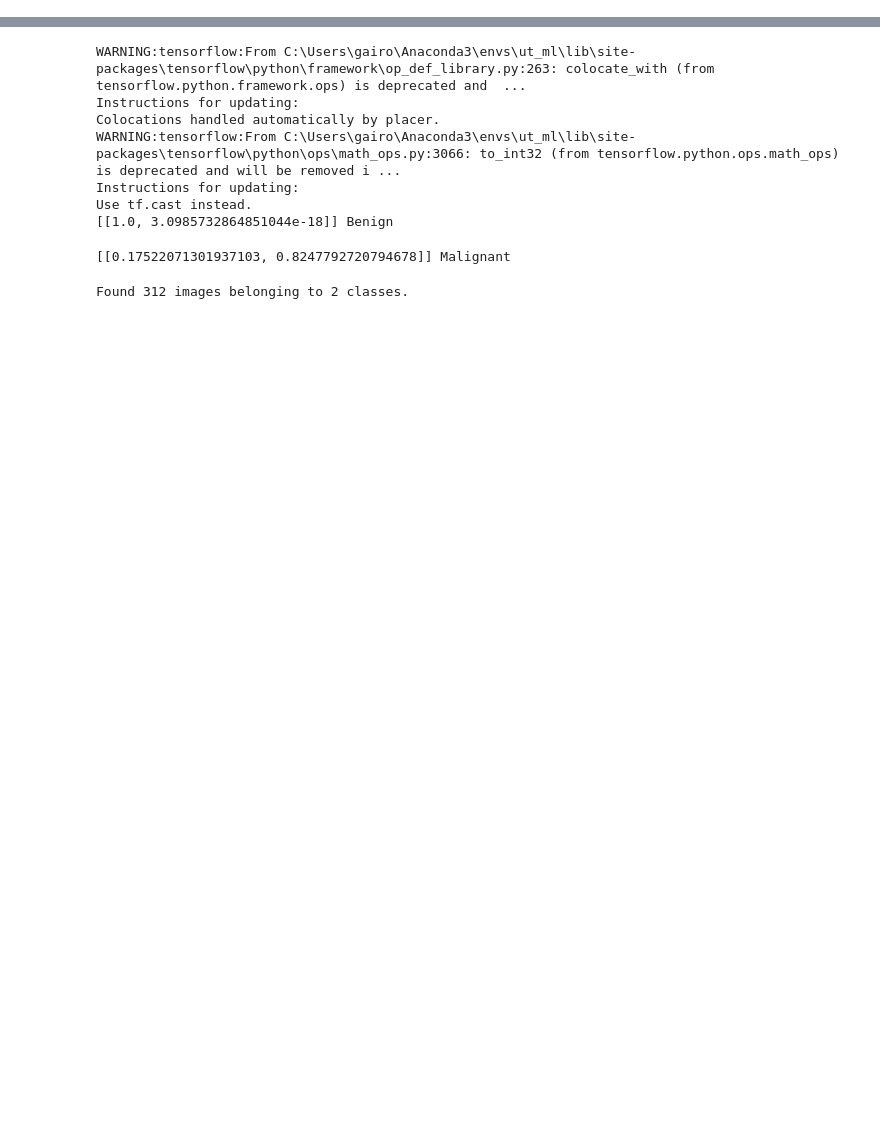
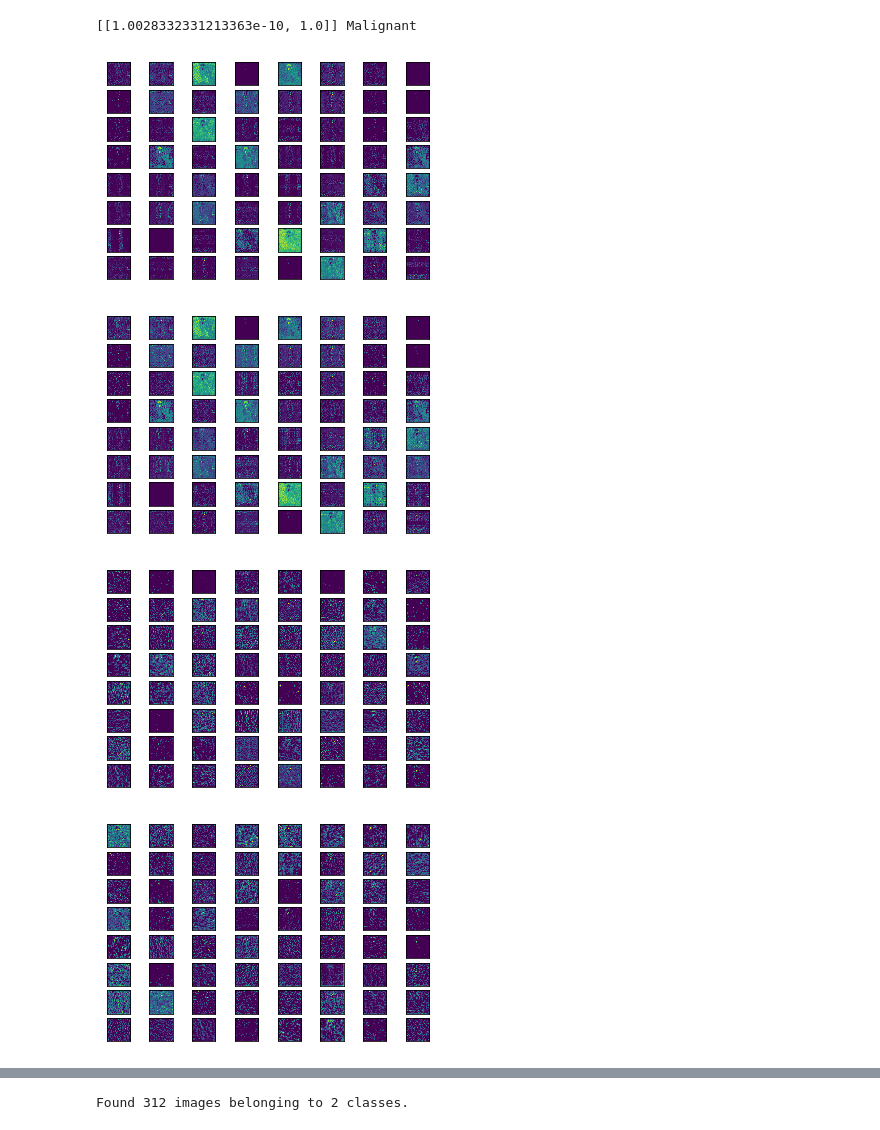
Before and after one commit to Karuna66/CancerModel, a Jupyter notebook: breastcancer.ipynb, the cells around one changed output, grey strips where cells are left out. Cells and saved outputs as stored; diff of their text form; code cells hidden in the pictures; blank space fills up the shorter version.

```diff
--- a/breastcancer.ipynb
+++ b/breastcancer.ipynb
@@ -155,0 +119,15 @@ Using TensorFlow backend.
+# %%
+mymodel1 = load_model('model_vgg16.h5')
+mymodel=Model(inputs=mymodel1.inputs,outputs=mymodel1.layers[1].output)
+img =image.load_img('Datasets/valid/Benign/13403_idx5_x1301_y651_class0.png',target_size=(224,224))
+input_img = image.img_to_array(img)
+input_img = np.expand_dims(input_img,axis=0)
+img_data = preprocess_input(input_img)
+feature_maps=mymodel.predict(img_data)
+classes = mymodel1.predict(img_data).tolist()
+getindex= np.argmax(classes)
+if (getindex==0):
+    result = "Benign"
+else:
+    result = "Malignant"
+print(classes,result)
@@ -155,0 +153,37 @@ Using TensorFlow backend.
+# %%
+newmodel1 = load_model('model_vgg16.h5')
+ixs=[1,2,6,7,12,13]
+outputs =[newmodel1.layers[i+1].output for i in ixs]
+newmodel = Model(inputs=newmodel1.inputs,outputs=outputs)
+
+img =image.load_img('Datasets/valid/Malignant/13403_idx5_x1201_y151_class1.png',target_size=(224,224))
+input_img = image.img_to_array(img)
+input_img = np.expand_dims(input_img,axis=0)
+img_data = preprocess_input(input_img)
+feature_maps=newmodel.predict(img_data)
+classes = newmodel1.predict(img_data).tolist()
+getindex= np.argmax(classes)
+if (getindex==0):
+    result = "Benign"
+else:
+    result = "Malignant"
+print(classes,result)
+# %% [output]
+[[1.0028332331213363e-10, 1.0]] Malignant
+# %%
+square =8
+for fmap in feature_maps:
+    ix=1
+    for _ in range(square):
+        for _ in range(square):
+            ax=pyplot.subplot(square,square,ix)
+            ax.set_xticks([])
+            ax.set_yticks([])
+            pyplot.imshow(fmap[0,:,:,ix-1],cmap='viridis')
+            ix +=1
+    pyplot.show()
+# %% [output]
+[figure, added]
+[figure, added]
+[figure, added]
+[figure, added]
@@ -156,9 +192,9 @@ Using TensorFlow backend.
 # %%
-mymodel = load_model('model_vgg16.h5')
-img =image.load_img('Datasets/valid/Benign/13403_idx5_x1251_y251_class0.png',target_size=(224,224))
+img =image.load_img('Datasets/valid/Malignant/13403_idx5_x1201_y151_class1.png',target_size=(224,224))
 input_img = image.img_to_array(img)
 input_img = np.expand_dims(input_img,axis=0)
 img_data = preprocess_input(input_img)
+
 classes = mymodel.predict(img_data).tolist()
 getindex= np.argmax(classes)
 if (getindex==0):
@@ -166,28 +202,6 @@ if (getindex==0):
 else:
     result = "Malignant"
 print(classes,result)
-# %% [output]
-WARNING:tensorflow:From C:\Users\gairo\Anaconda3\envs\ut_ml\lib\site-packages\tensorflow\python\framework\op_def_library.py:263: colocate_with (from tensorflow.python.framework.ops) is deprecated and  ...
-Instructions for updating:
-Colocations handled automatically by placer.
-WARNING:tensorflow:From C:\Users\gairo\Anaconda3\envs\ut_ml\lib\site-packages\tensorflow\python\ops\math_ops.py:3066: to_int32 (from tensorflow.python.ops.math_ops) is deprecated and will be removed i ...
-Instructions for updating:
-Use tf.cast instead.
-[[1.0, 3.0985732864851044e-18]] Benign
-# %%
-img =image.load_img('Datasets/valid/Malignant/13403_idx5_x1251_y801_class1.png',target_size=(224,224))
-input_img = image.img_to_array(img)
-input_img = np.expand_dims(input_img,axis=0)
-img_data = preprocess_input(input_img)
-classes = mymodel.predict(img_data).tolist()
-getindex= np.argmax(classes)
-if (getindex==0):
-    result = "Benign"
-else:
-    result = "Malignant"
-print(classes,result)
-# %% [output]
-[[0.17522071301937103, 0.8247792720794678]] Malignant
 # %%
 import matplotlib.pyplot as plt
 from sklearn.metrics import confusion_matrix
```
Also changed, not shown: parts of 17 cells of this notebook.
